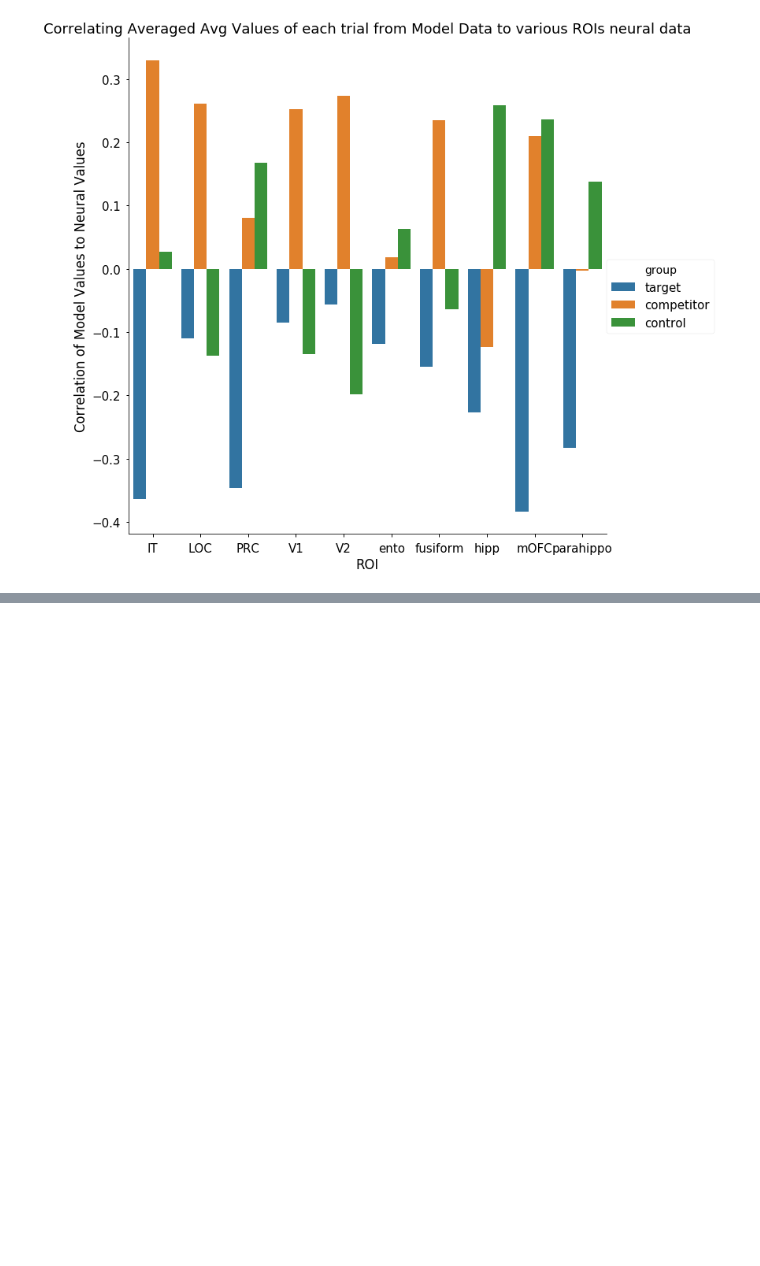
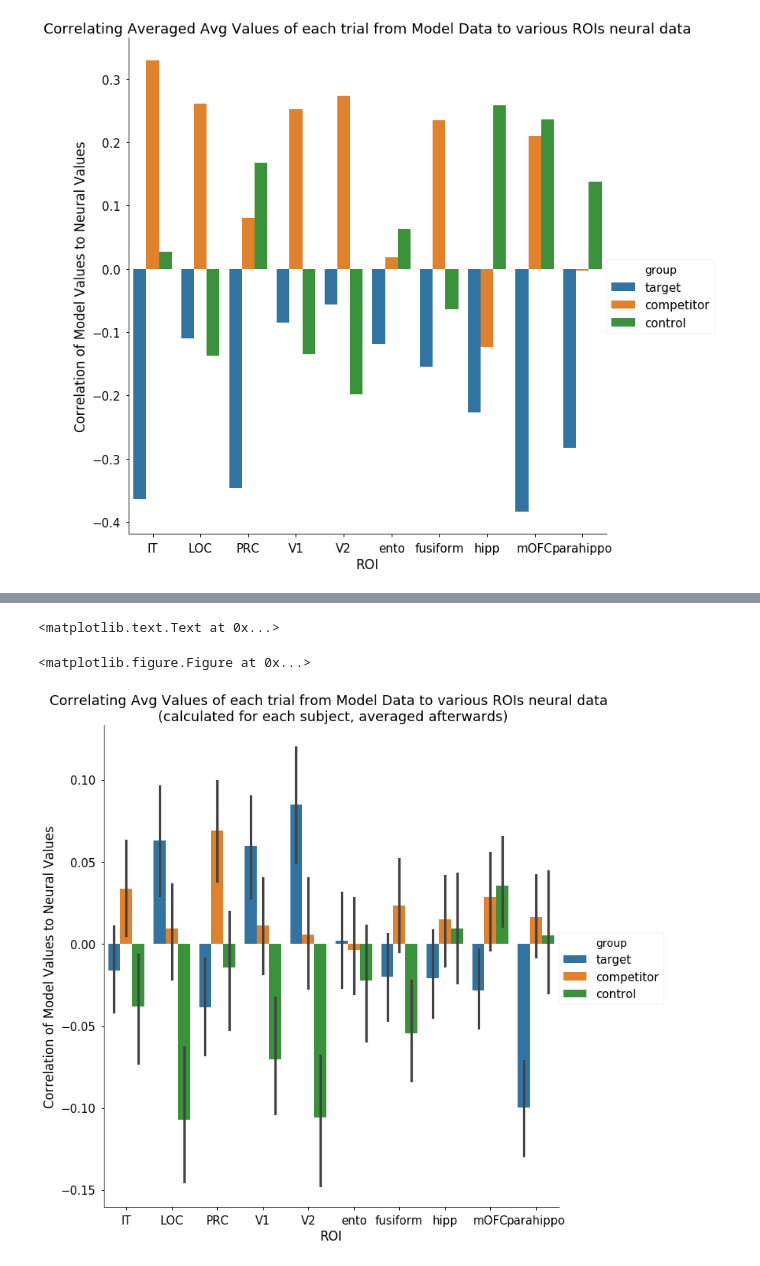
Before and after one commit to judithfan/sketchfeat, a Jupyter notebook: Sketch+Neural Progression Analysis.ipynb, the cells around one changed output, grey strips where cells are left out. Cells and saved outputs as stored; diff of their text form; code cells hidden in the pictures; blank space fills up the shorter version.

```diff
--- a/Sketch+Neural Progression Analysis.ipynb
+++ b/Sketch+Neural Progression Analysis.ipynb
@@ -331,0 +439,12 @@ plt.title('Correlating Averaged Avg Values of each trial from Model Data to vari
+# %%
+figure = plt.figure(figsize = (10, 5))
+
+sns.factorplot(data = df_corr[df_corr['measure'] == 'avg'], x = 'roi_corr', y = 'corr',
+              hue = 'group', kind = 'bar', size = 10, ci = 68.2)
+plt.xlabel('ROI')
+plt.ylabel('Correlation of Model Values to Neural Values')
+plt.title('Correlating Avg Values of each trial from Model Data to various ROIs neural data \n (calculated for each subject, averaged afterwards)')
+# %% [output]
+<matplotlib.text.Text at 0x...>
+<matplotlib.figure.Figure at 0x...>
+[figure, added]
```
Also changed, not shown: parts of 10 cells of this notebook.
